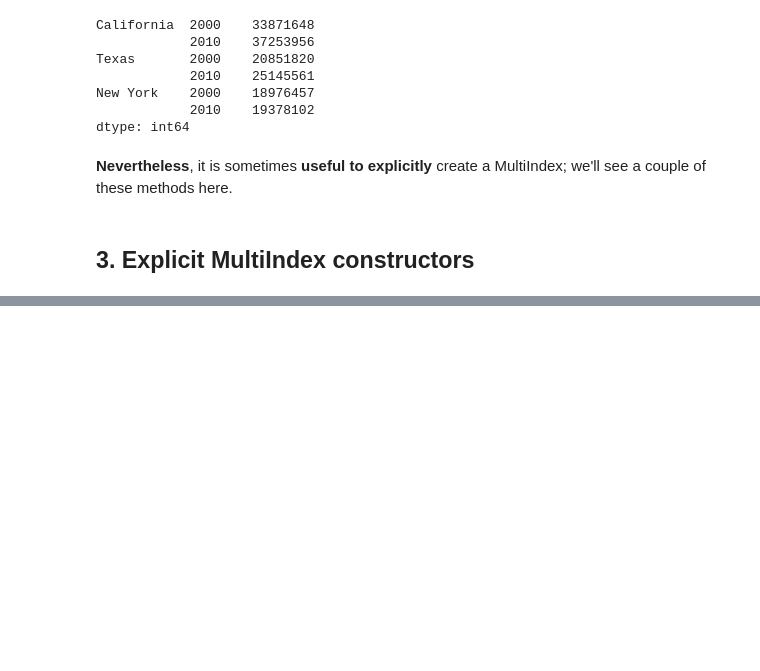
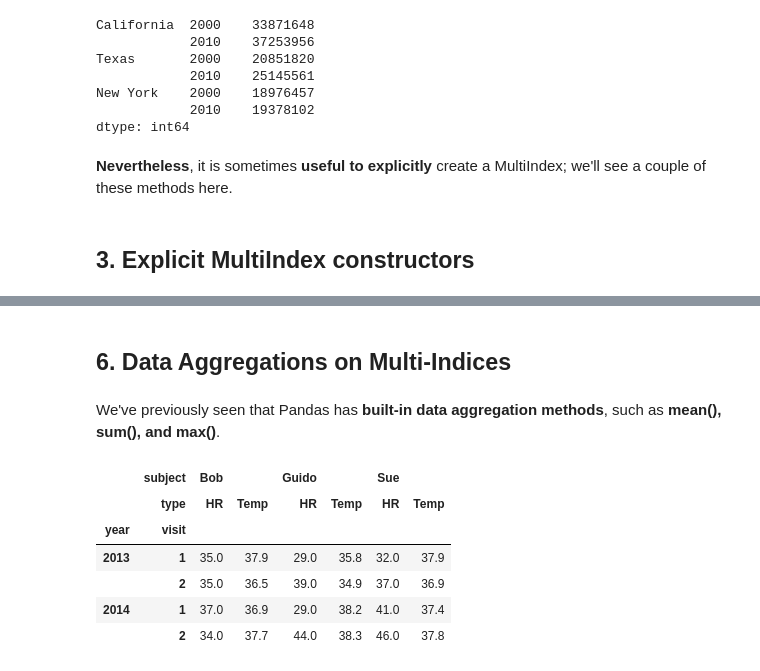
Before and after one commit to chenshanghao/Data_Science_Learning, a Jupyter notebook: 2 Pandas/5 Hierarchical Indexing.ipynb, the cells around one changed output, grey strips where cells are left out. Saved outputs shown, nothing was run; the diff lists cells and outputs as text; code cells hidden in the pictures; blank space fills up the shorter version.

Commit message:
Pandas

```diff
--- a/2 Pandas/5 Hierarchical Indexing.ipynb
+++ b/2 Pandas/5 Hierarchical Indexing.ipynb
@@ -173,0 +529,14 @@ dtype: int64
+# %% [markdown]
+## 6. Data Aggregations on Multi-Indices
+# %% [markdown]
+We've previously seen that Pandas has **built-in data aggregation methods**, such as **mean(), sum(), and max()**.
+# %%
+health_data
+# %% [output]
+|  | subject | Bob |  | Guido |  | Sue |  |
+|  | type | HR | Temp | HR | Temp | HR | Temp |
+| year | visit |  |  |  |  |  |  |
+| 2013 | 1 | 35.0 | 37.9 | 29.0 | 35.8 | 32.0 | 37.9 |
+|  | 2 | 35.0 | 36.5 | 39.0 | 34.9 | 37.0 | 36.9 |
+| 2014 | 1 | 37.0 | 36.9 | 29.0 | 38.2 | 41.0 | 37.4 |
+|  | 2 | 34.0 | 37.7 | 44.0 | 38.3 | 46.0 | 37.8 |
```
Also changed, not shown: parts of 68 cells of this notebook.
